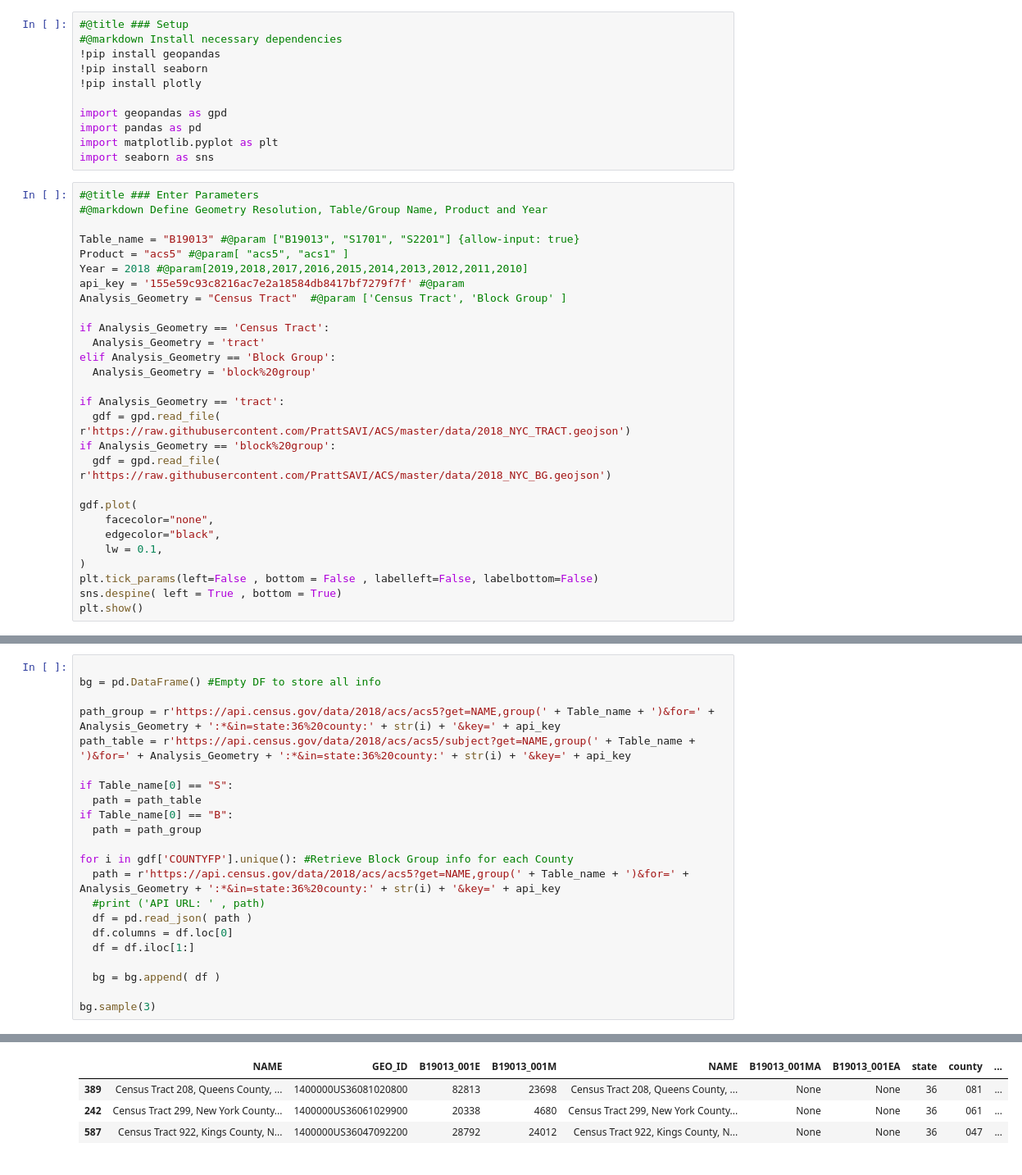
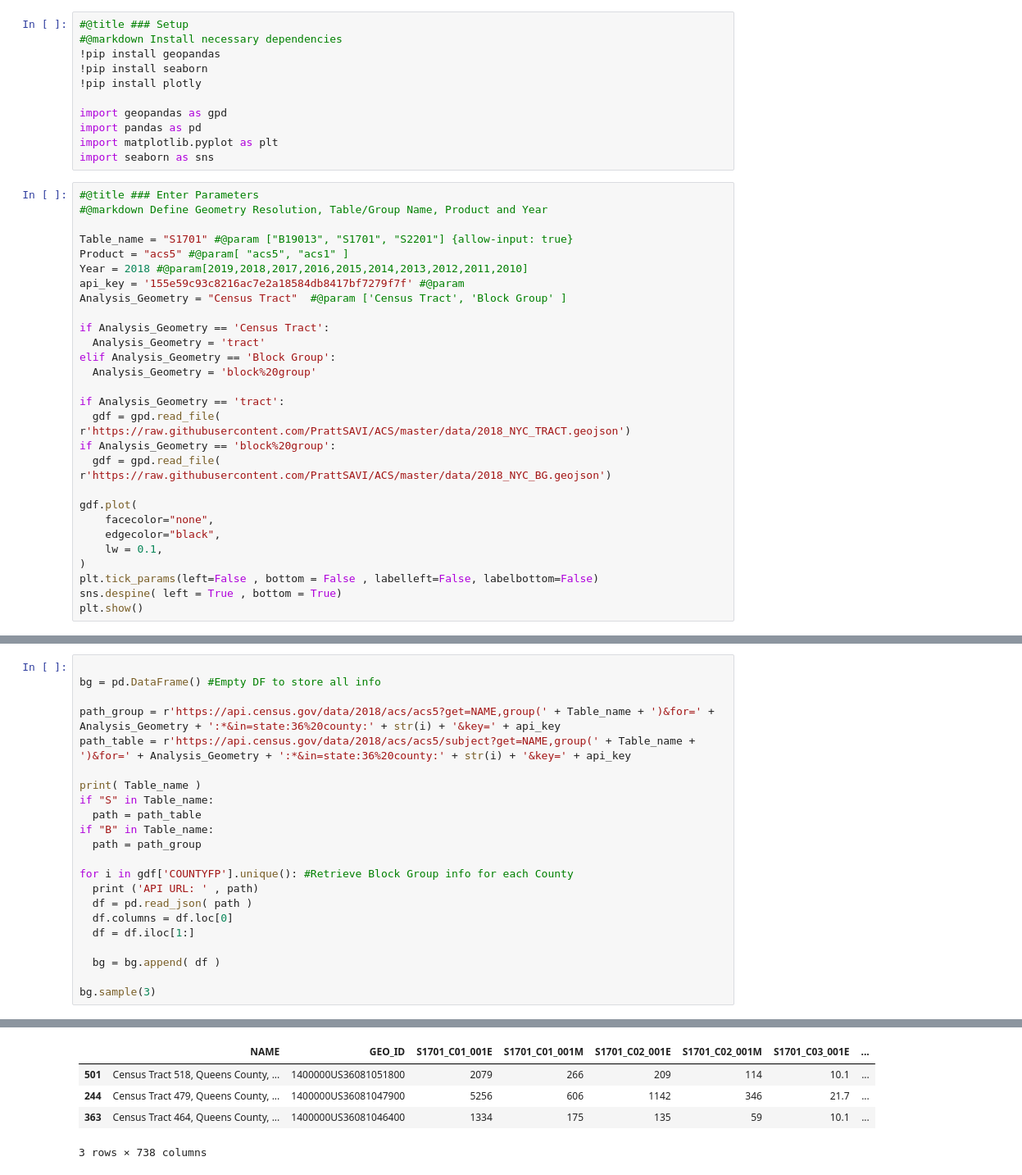
Before and after one commit to PrattSAVI/ACS, a Jupyter notebook: NYC_CensusTable.ipynb, the cells around one changed output, grey strips where cells are left out. Shown at 82% size. Drawn from its saved outputs; the diff is of its cells as text.

```diff
--- a/NYC_CensusTable.ipynb
+++ b/NYC_CensusTable.ipynb
@@ -28,7 +26,7 @@ import seaborn as sns
 #@title ### Enter Parameters
 #@markdown Define Geometry Resolution, Table/Group Name, Product and Year
 
-Table_name = "B19013" #@param ["B19013", "S1701", "S2201"] {allow-input: true}
+Table_name = "S1701" #@param ["B19013", "S1701", "S2201"] {allow-input: true}
 Product = "acs5" #@param[ "acs5", "acs1" ]
 Year = 2018 #@param[2019,2018,2017,2016,2015,2014,2013,2012,2011,2010]
 api_key = '155e59c93c8216ac7e2a18584db8417bf7279f7f' #@param
@@ -59,14 +59,14 @@ bg = pd.DataFrame() #Empty DF to store all info
 path_group = r'https://api.census.gov/data/2018/acs/acs5?get=NAME,group(' + Table_name + ')&for=' + Analysis_Geometry + ':*&in=state:36%20county:' + str(i) + '&key=' + api_key
 path_table = r'https://api.census.gov/data/2018/acs/acs5/subject?get=NAME,group(' + Table_name + ')&for=' + Analysis_Geometry + ':*&in=state:36%20county:' + str(i) + '&key=' + api_key
 
-if Table_name[0] == "S":
+print( Table_name )
+if "S" in Table_name:
   path = path_table
-if Table_name[0] == "B":
+if "B" in Table_name:
   path = path_group
 
 for i in gdf['COUNTYFP'].unique(): #Retrieve Block Group info for each County
-  path = r'https://api.census.gov/data/2018/acs/acs5?get=NAME,group(' + Table_name + ')&for=' + Analysis_Geometry + ':*&in=state:36%20county:' + str(i) + '&key=' + api_key
-  #print ('API URL: ' , path)
+  print ('API URL: ' , path)
   df = pd.read_json( path )
   df.columns = df.loc[0]
   df = df.iloc[1:]
@@ -78,7 +84,8 @@ bg.sample(3)
-|  | NAME | GEO_ID | B19013_001E | B19013_001M | NAME | B19013_001MA | B19013_001EA | state | county | ... |
-| 389 | Census Tract 208, Queens County, ... | 1400000US36081020800 | 82813 | 23698 | Census Tract 208, Queens County, ... | None | None | 36 | 081 | ... |
-| 242 | Census Tract 299, New York County... | 1400000US36061029900 | 20338 | 4680 | Census Tract 299, New York County... | None | None | 36 | 061 | ... |
-| 587 | Census Tract 922, Kings County, N... | 1400000US36047092200 | 28792 | 24012 | Census Tract 922, Kings County, N... | None | None | 36 | 047 | ... |
+|  | NAME | GEO_ID | S1701_C01_001E | S1701_C01_001M | S1701_C02_001E | S1701_C02_001M | S1701_C03_001E | ... |
+| 501 | Census Tract 518, Queens County, ... | 1400000US36081051800 | 2079 | 266 | 209 | 114 | 10.1 | ... |
+| 244 | Census Tract 479, Queens County, ... | 1400000US36081047900 | 5256 | 606 | 1142 | 346 | 21.7 | ... |
+| 363 | Census Tract 464, Queens County, ... | 1400000US36081046400 | 1334 | 175 | 135 | 59 | 10.1 | ... |
+3 rows × 738 columns
 # %%
 #Remove all values keeping the columns to be converted to numeric
 
```
Also changed, not shown: parts of 4 cells of this notebook.
